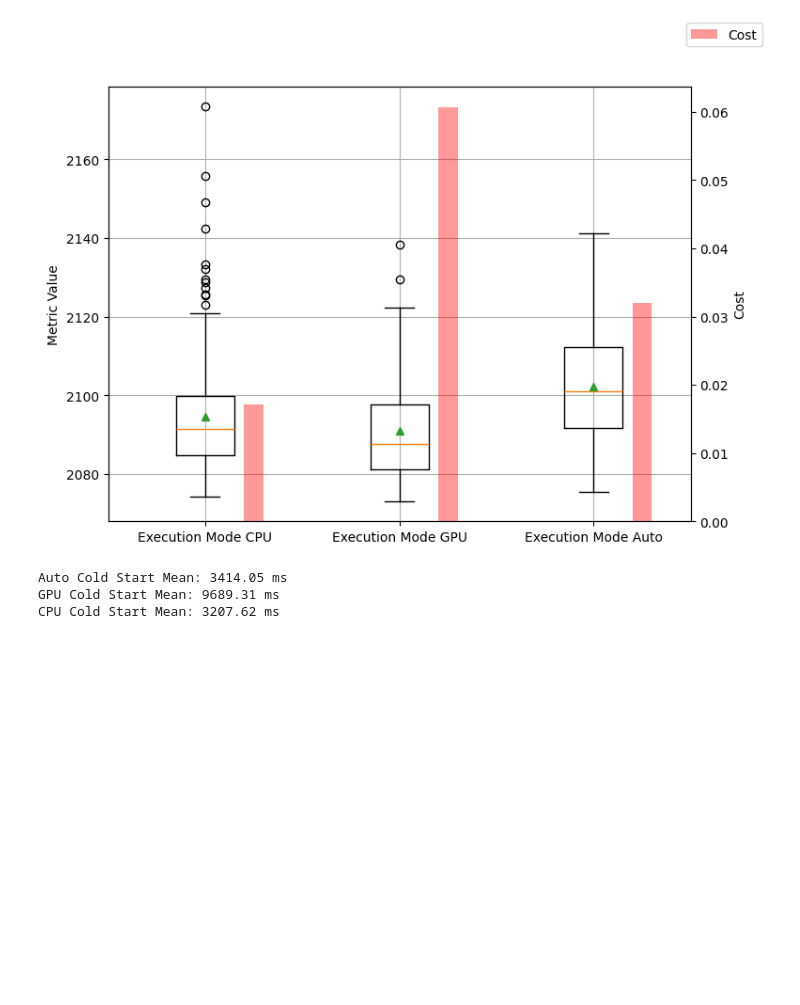
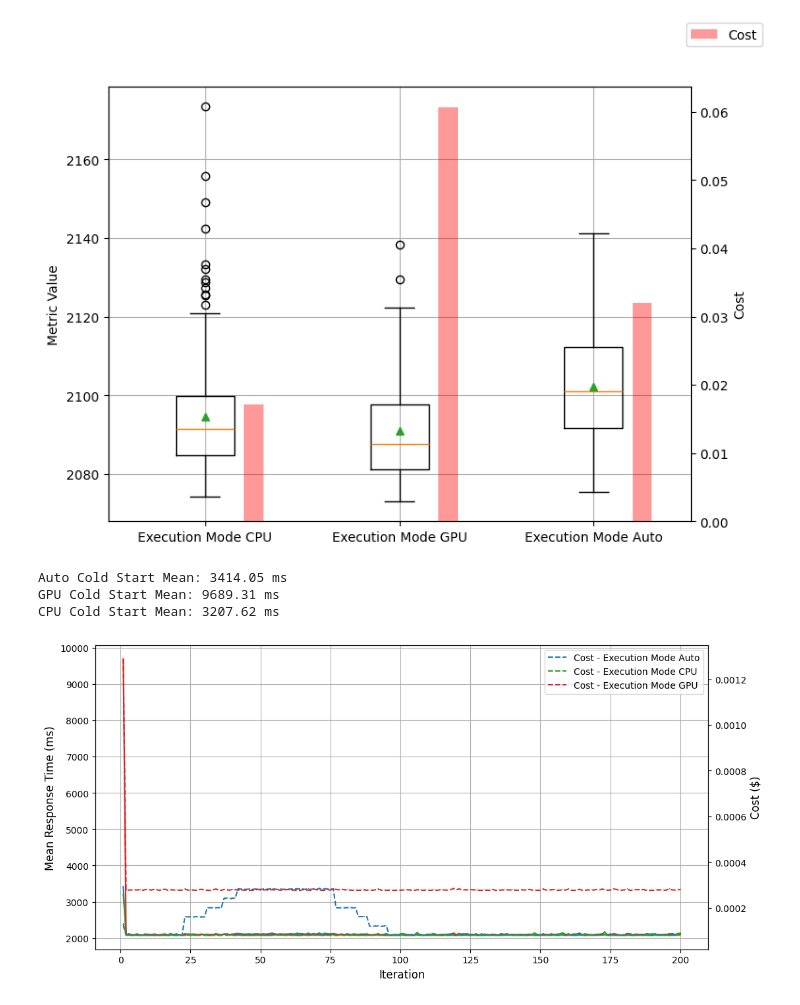
Before and after one commit to Mareise/thesis, a Jupyter notebook: evaluation_script/idle-wait/visualization.ipynb, the cells around one changed output. Saved outputs shown, nothing was run; the diff lists cells and outputs as text; code cells hidden in the pictures; blank space fills up the shorter version.

```diff
--- a/evaluation_script/idle-wait/visualization.ipynb
+++ b/evaluation_script/idle-wait/visualization.ipynb
@@ -108,10 +118,15 @@ plt.show()
 results = []
 
 for df in dfs_gpu:
-    df = df.copy()
+    # df = df.copy()
     df["response_time_ms"] = df["response_time_ms"].interpolate()
 
     df["response_time_s"] = df["response_time_ms"] / 1000
+
+    df["cost"] = df.apply(
+        lambda row: row["response_time_s"] * gpu_rate,
+        axis=1
+    )
 
     sum = df["response_time_s"].sum()
     results.append(sum)
@@ -160,10 +175,15 @@ plt.show()
 results = []
 
 for df in dfs_cpu:
-    df = df.copy()
+    # df = df.copy()
     df["response_time_ms"] = df["response_time_ms"].interpolate()
 
     df["response_time_s"] = df["response_time_ms"] / 1000
+
+    df["cost"] = df.apply(
+        lambda row: row["response_time_s"] * cpu_rate,
+        axis=1
+    )
 
     sum = df["response_time_s"].sum()
     results.append(sum)
@@ -279,3 +299,77 @@ print(f"CPU Cold Start Mean: {cpu_coldstart:.2f} ms")
 Auto Cold Start Mean: 3414.05 ms
 GPU Cold Start Mean: 9689.31 ms
 CPU Cold Start Mean: 3207.62 ms
+# %%
+responses_auto = pd.concat([df['response_time_ms'] for df in dfs_auto], axis=1)
+responses_cpu = pd.concat([df['response_time_ms'] for df in dfs_cpu], axis=1)
+responses_gpu = pd.concat([df['response_time_ms'] for df in dfs_gpu], axis=1)
+
+responses_auto.columns = [f"run_{i + 1}" for i in range(len(dfs_auto))]
+responses_cpu.columns = [f"run_{i + 1}" for i in range(len(dfs_cpu))]
+responses_gpu.columns = [f"run_{i + 1}" for i in range(len(dfs_gpu))]
+
+responses_means_auto = pd.DataFrame({
+    "iteration": range(1, len(responses_auto) + 1),
+    "mean_response_time": responses_auto.mean(axis=1).values
+})
+responses_means_cpu = pd.DataFrame({
+    "iteration": range(1, len(responses_cpu) + 1),
+    "mean_response_time": responses_cpu.mean(axis=1).values
+})
+responses_means_gpu = pd.DataFrame({
+    "iteration": range(1, len(responses_gpu) + 1),
+    "mean_response_time": responses_gpu.mean(axis=1).values
+})
+
+costs_auto = pd.concat([df['cost'] for df in dfs_auto], axis=1)
+costs_cpu = pd.concat([df['cost'] for df in dfs_cpu], axis=1)
+costs_gpu = pd.concat([df['cost'] for df in dfs_gpu], axis=1)
+
+costs_auto.columns = [f"run_{i + 1}" for i in range(len(dfs_auto))]
+costs_cpu.columns = [f"run_{i + 1}" for i in range(len(dfs_cpu))]
+costs_gpu.columns = [f"run_{i + 1}" for i in range(len(dfs_gpu))]
+
+cost_means_auto = pd.DataFrame({
+    "iteration": range(1, len(costs_auto) + 1),
+    "mean_cost": costs_auto.mean(axis=1).values
+})
+cost_means_cpu = pd.DataFrame({
+    "iteration": range(1, len(costs_cpu) + 1),
+    "mean_cost": costs_cpu.mean(axis=1).values
+})
+cost_means_gpu = pd.DataFrame({
+    "iteration": range(1, len(costs_gpu) + 1),
+    "mean_cost": costs_gpu.mean(axis=1).values
+})
+
+# Execution Mode Auto
+# First y-axis: response time
+fig, ax1 = plt.subplots(figsize=(12,6))
+line_1 = ax1.plot(responses_means_auto["iteration"], responses_means_auto["mean_response_time"], color="tab:blue", marker=',', label="Response Time - Execution Mode Auto")
+ax1.set_xlabel("Iteration", fontsize=12)
+ax1.set_ylabel("Mean Response Time (ms)", fontsize=12)
+ax1.tick_params(axis='y')
+ax1.grid(True)
+
+# Second y-axis: cost
+ax2 = ax1.twinx()
+ax2.plot(cost_means_auto["iteration"], cost_means_auto["mean_cost"], linestyle="--", marker=',', label="Cost - Execution Mode Auto")
+ax2.set_ylabel("Cost ($)", fontsize=12)
+ax2.tick_params(axis='y')
+
+# Execution Mode CPU
+# First y-axis: response time
+ax1.plot(responses_means_cpu["iteration"], responses_means_cpu["mean_response_time"], color="tab:green", marker=',', label="Response Time - Execution Mode CPU")
+# Second y-axis: cost
+ax2.plot(cost_means_cpu["iteration"], cost_means_cpu["mean_cost"], color="tab:green", linestyle="--", marker=',', label="Cost - Execution Mode CPU")
+
+# Execution Mode Auto
+# First y-axis: response time
+ax1.plot(responses_means_gpu["iteration"], responses_means_gpu["mean_response_time"], color="tab:red", marker=',', label="Response Time - Execution Mode GPU")
+# Second y-axis: cost
+ax2.plot(cost_means_gpu["iteration"], cost_means_gpu["mean_cost"], color="tab:red", linestyle="--", marker=',', label="Cost - Execution Mode GPU")
+
+plt.legend()
+plt.show()
+# %% [output]
+[figure, added]
```
Also changed, not shown: parts of 7 cells of this notebook, 15 other files.
